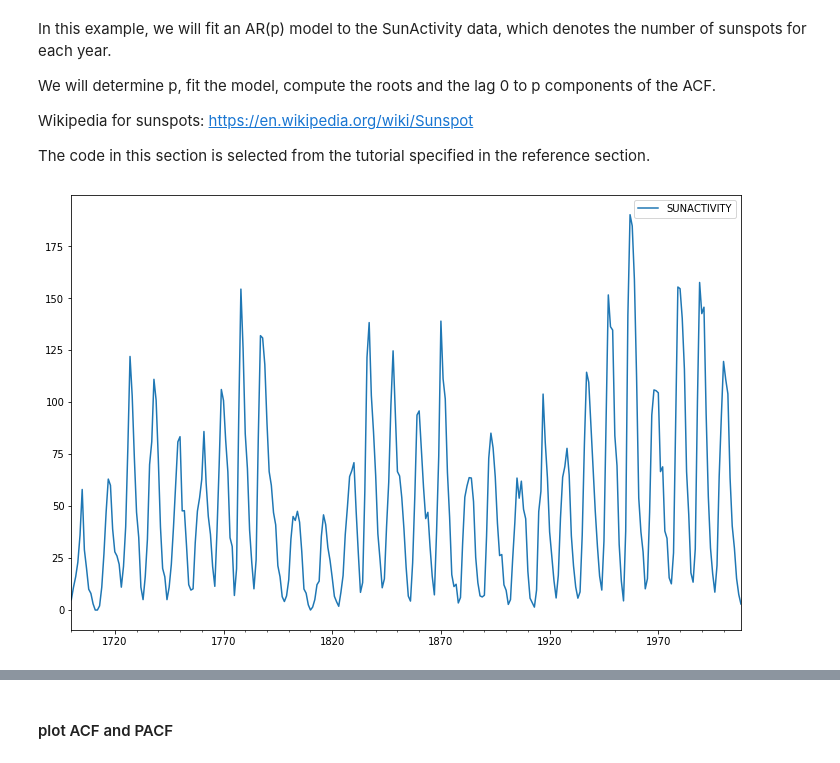
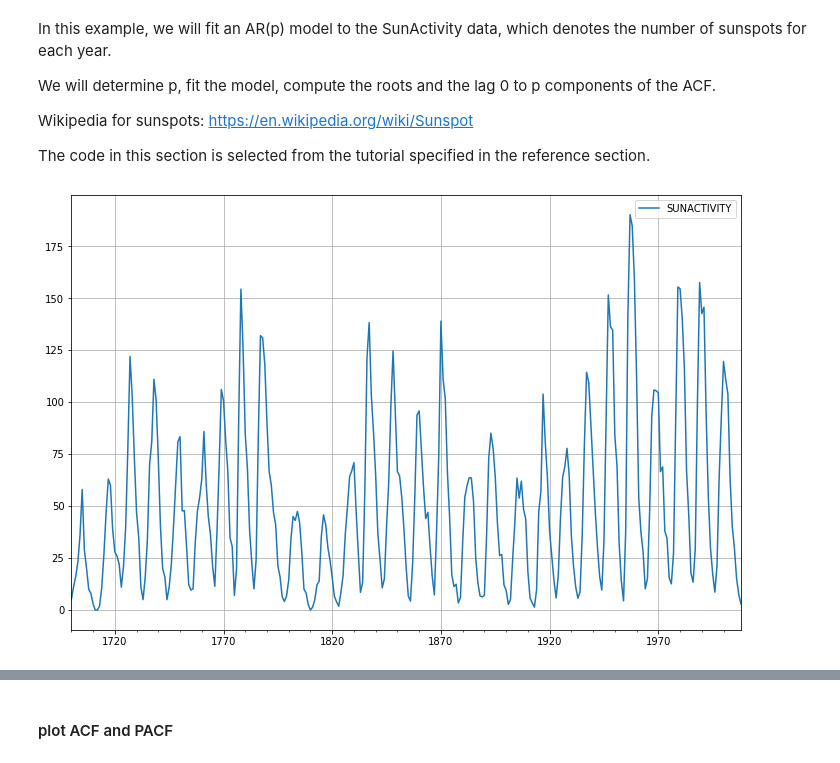
Before and after one commit to tommyazz/pTSAfall2021, a Jupyter notebook: labs/lab2/lab2.ipynb, the cells around one changed output, grey strips where cells are left out. Drawn from its saved outputs; the diff is of its cells as text; code cells hidden in the pictures.

```diff
--- a/labs/lab2/lab2.ipynb
+++ b/labs/lab2/lab2.ipynb
@@ -37,9 +37,10 @@ Wikipedia for sunspots: https://en.wikipedia.org/wiki/Sunspot
 The code in this section is selected from the tutorial specified in the reference section.
 # %%
 dta = sm.datasets.sunspots.load_pandas().data
-dta.index = pd.Index(sm.tsa.datetools.dates_from_range('1700', '2008'))
+dta.index = pd.Index(pd.date_range('1700', '2009', freq="A-DEC"))
 del dta["YEAR"]
 dta.plot(figsize=(12,8))
+plt.grid()
 plt.show()
 # %% [output]
-[figure, old version]
+[figure, new version]
```
Also changed, not shown: parts of 5 cells of this notebook, 21 other files.
